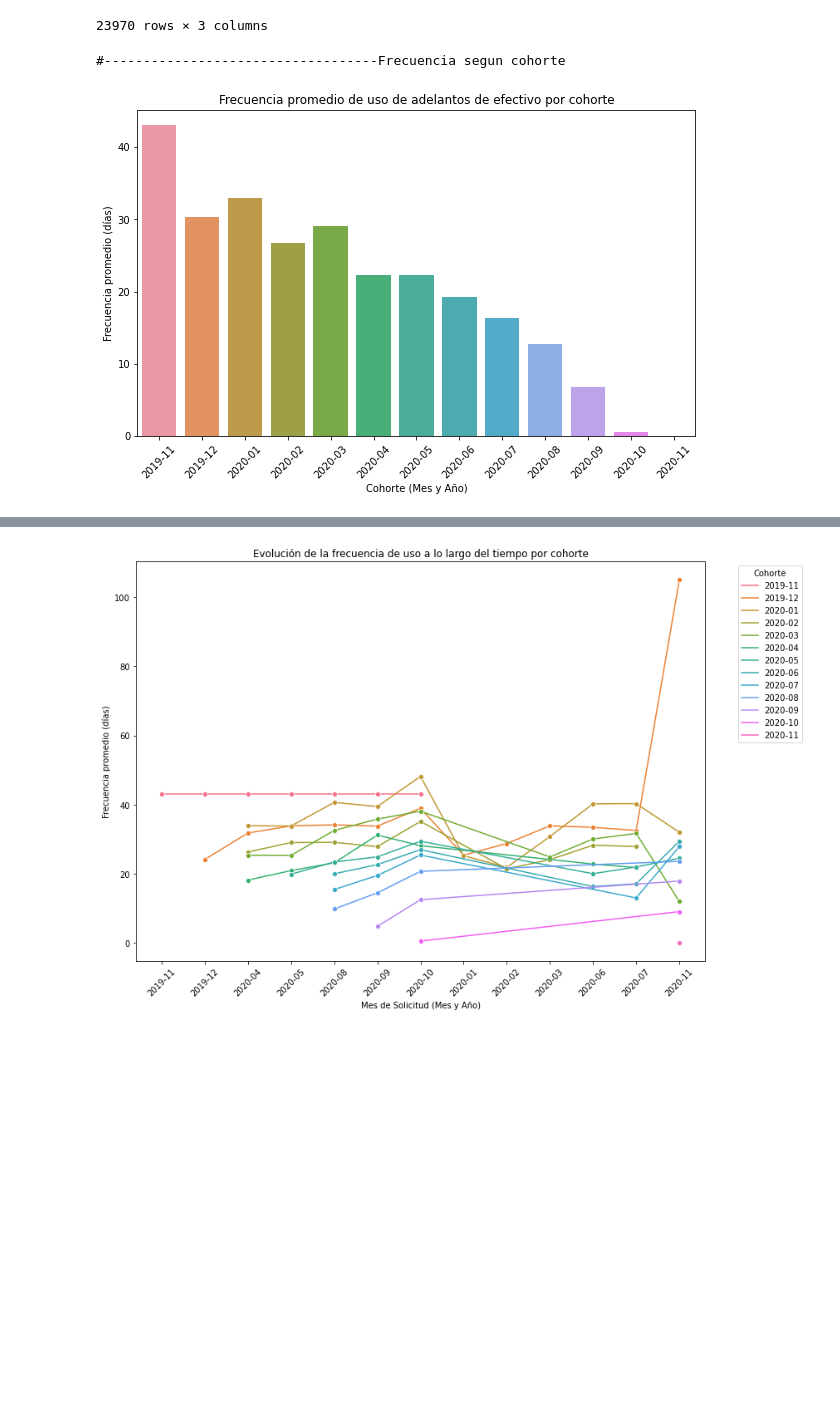
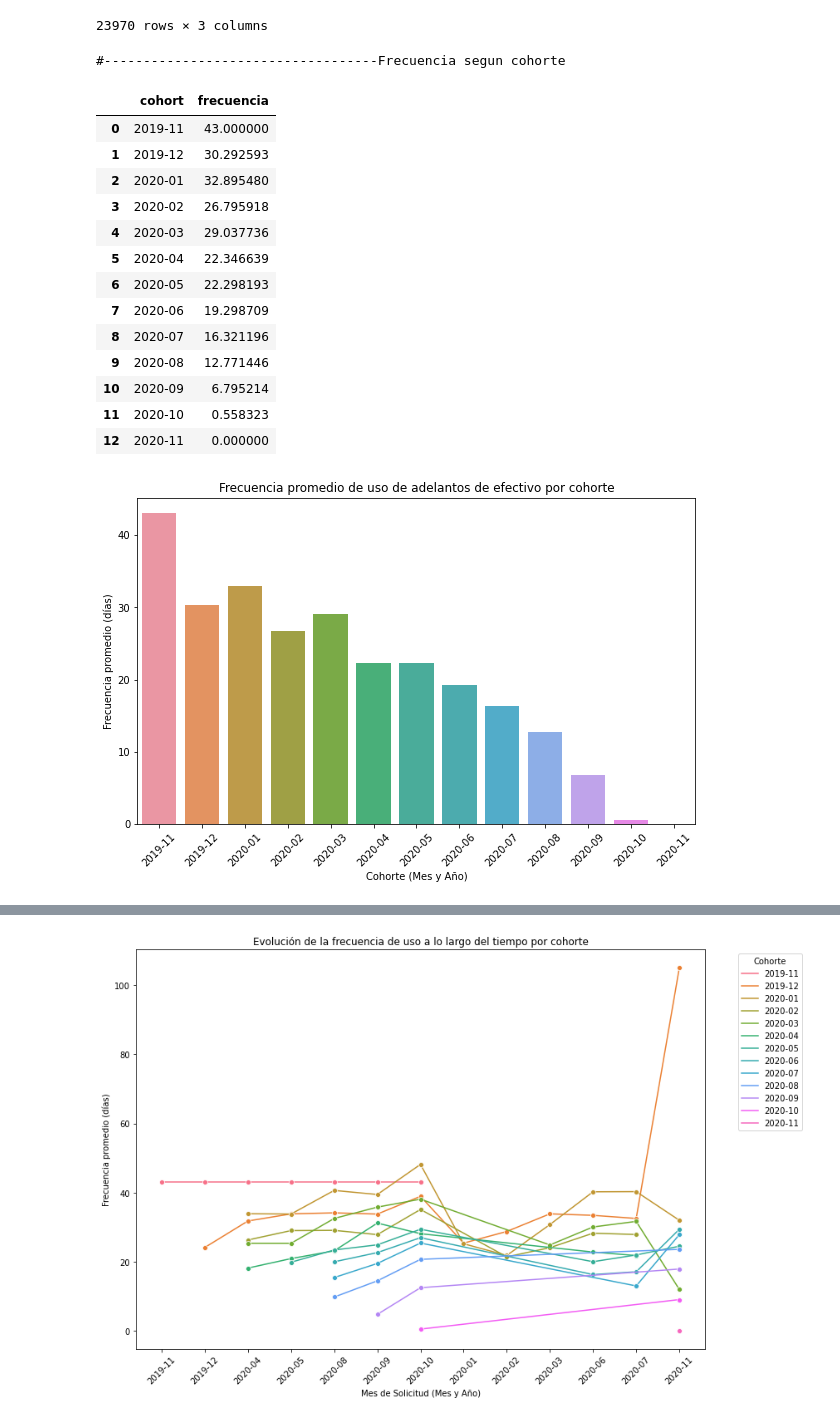
Before and after one commit to ctupac999/proyecto1DA, a Jupyter notebook: proyecto.ipynb, the cells around one changed output, grey strips where cells are left out. Cells and saved outputs as stored; diff of their text form; code cells hidden in the pictures; blank space fills up the shorter version.

```diff
--- a/proyecto.ipynb
+++ b/proyecto.ipynb
@@ -207,22 +207,37 @@ DataFrame con la nueva columna de frecuencia:
 # %%
 print ("#-----------------------------------Frecuencia segun cohorte")
 
 
 # Asegúrate de que el DataFrame ya tiene las columnas 'cohort' y 'frecuencia'
 
 # 1. Agrupar por cohorte y calcular la media de la frecuencia
 cohort_frequencies = df_cash.groupby('cohort')['frecuencia'].mean().reset_index()
+display(cohort_frequencies)
 
 # 2. Visualizar la frecuencia promedio por cohorte
 plt.figure(figsize=(10, 6))
 sns.barplot(x='cohort', y='frecuencia', data=cohort_frequencies)
 plt.xticks(rotation=45)
 plt.title('Frecuencia promedio de uso de adelantos de efectivo por cohorte')
 plt.xlabel('Cohorte (Mes y Año)')
 plt.ylabel('Frecuencia promedio (días)')
 plt.show()
 # %% [output]
 #-----------------------------------Frecuencia segun cohorte
+|  | cohort | frecuencia |
+| 0 | 2019-11 | 43.000000 |
+| 1 | 2019-12 | 30.292593 |
+| 2 | 2020-01 | 32.895480 |
+| 3 | 2020-02 | 26.795918 |
+| 4 | 2020-03 | 29.037736 |
+| 5 | 2020-04 | 22.346639 |
+| 6 | 2020-05 | 22.298193 |
+| 7 | 2020-06 | 19.298709 |
+| 8 | 2020-07 | 16.321196 |
+| 9 | 2020-08 | 12.771446 |
+| 10 | 2020-09 | 6.795214 |
+| 11 | 2020-10 | 0.558323 |
+| 12 | 2020-11 | 0.000000 |
 [figure]
 # %%
 
```
Also changed, not shown: parts of 3 cells of this notebook.
